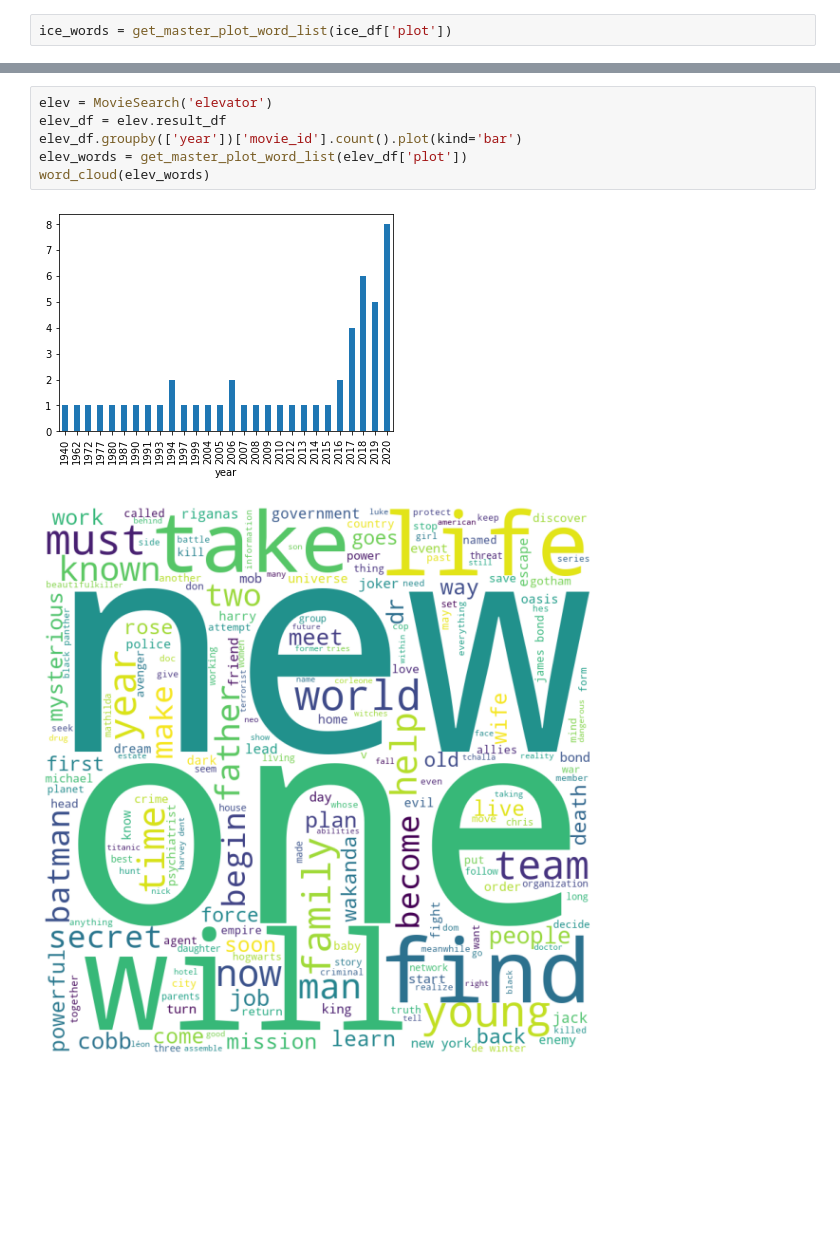
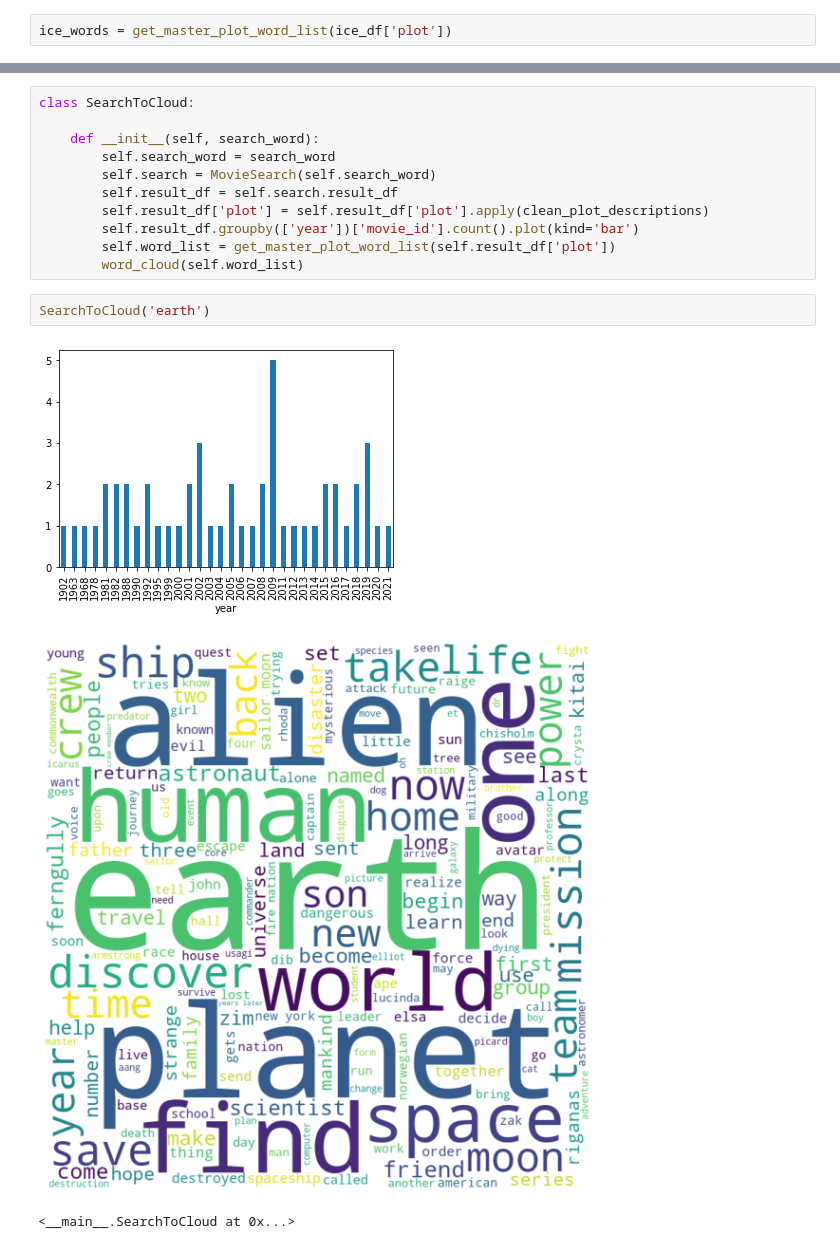
Before and after one commit to platform6/ga_final_project, a Jupyter notebook: project.ipynb, the cells around one changed output, grey strips where cells are left out. Drawn from its saved outputs; the diff is of its cells as text; blank space fills up the shorter version.

```diff
--- a/project.ipynb
+++ b/project.ipynb
@@ -173,9 +217,17 @@ word_cloud(ice_words)
-# %%
-elev = MovieSearch('elevator')
-elev_df = elev.result_df
-elev_df.groupby(['year'])['movie_id'].count().plot(kind='bar')
-elev_words = get_master_plot_word_list(elev_df['plot'])
-word_cloud(elev_words)
-# %% [output]
-[figure, removed]
-[figure, removed]
+# %%
+class SearchToCloud:
+
+    def __init__(self, search_word):
+        self.search_word = search_word
+        self.search = MovieSearch(self.search_word)
+        self.result_df = self.search.result_df
+        self.result_df['plot'] = self.result_df['plot'].apply(clean_plot_descriptions)
+        self.result_df.groupby(['year'])['movie_id'].count().plot(kind='bar')
+        self.word_list = get_master_plot_word_list(self.result_df['plot'])
+        word_cloud(self.word_list)
+# %%
+SearchToCloud('earth')
+# %% [output]
+[figure, added]
+[figure, added]
+<__main__.SearchToCloud at 0x...>
```
Also changed, not shown: parts of 35 cells of this notebook, 2 other files.
